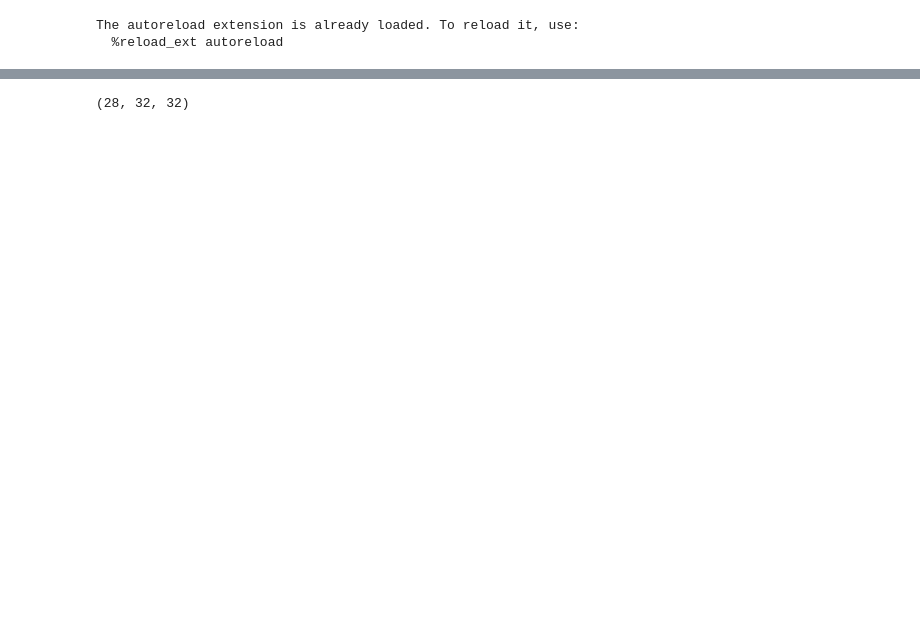
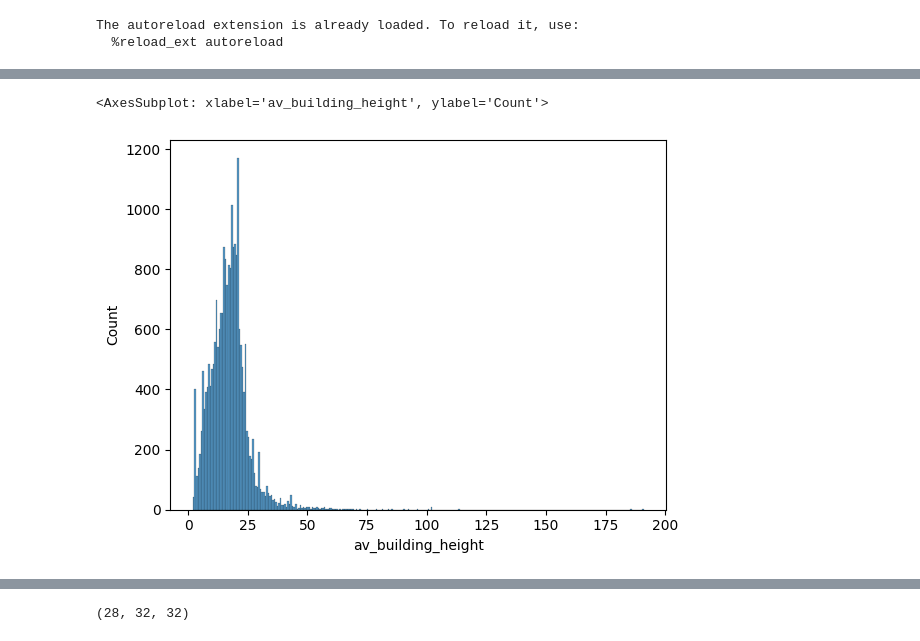
Before and after one commit to b-fa-ce/future_proofing_cities, a Jupyter notebook: notebooks/model/model.ipynb, the cells around one changed output, grey strips where cells are left out. Cells and saved outputs as stored; diff of their text form; code cells hidden in the pictures; blank space fills up the shorter version.

```diff
--- a/notebooks/model/model.ipynb
+++ b/notebooks/model/model.ipynb
@@ -27,0 +46,5 @@ preprocessor = create_features_preprocessor()
+# %%
+sns.histplot(df.av_building_height[df.av_building_height >= .001])
+# %% [output]
+<AxesSubplot: xlabel='av_building_height', ylabel='Count'>
+[figure, added]
```
Also changed, not shown: parts of 43 cells of this notebook, 4 other files.
